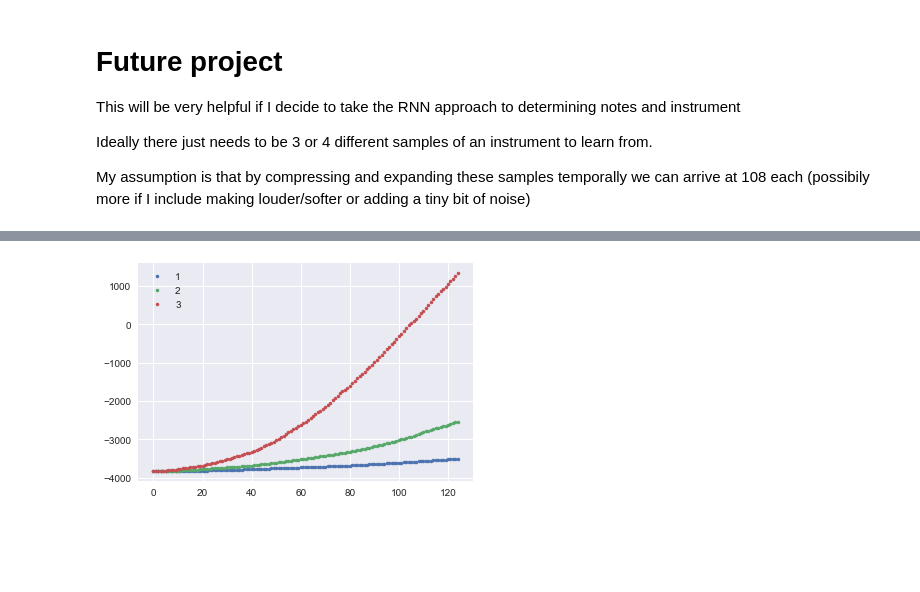
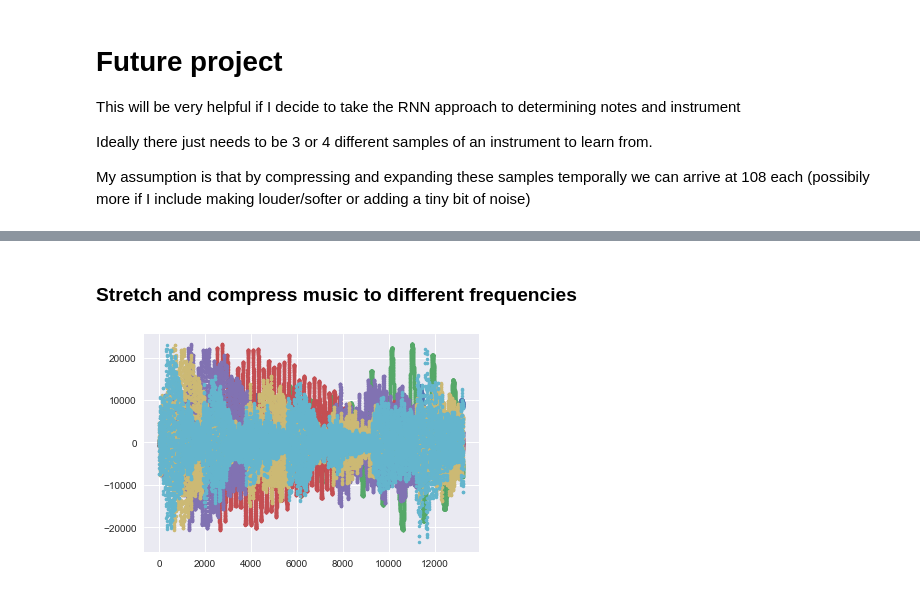
Before and after one commit to pstetz/Pitch-Perfect, a Jupyter notebook: in_progress/data_generator.ipynb, the cells around one changed output, grey strips where cells are left out. Drawn from its saved outputs; the diff is of its cells as text; code cells hidden in the pictures; blank space fills up the shorter version.

```diff
--- a/in_progress/data_generator.ipynb
+++ b/in_progress/data_generator.ipynb
@@ -28,38 +30,9 @@ plt.plot(seg, ".")
-# %%
-def change_speed(lst, freq):
-    ret = list()
-    x = 0
-    while x + 1 < len(lst):
-        i = int(x)
-        start = lst[i]
-        end = lst[i + 1]
-        diff = end - start
-        ret.append(start + (diff * (x % 1)))
-        x += freq
-    return ret
-
-def get_octaves(seg, curr_octave):
-    lower_num = curr_octave - 1
-    higher_num = 8 - curr_octave
-    ret = list()
-    for i in range(lower_num+1, 1, -1):
-        ret.append((change_speed(seg, (1/2)**(i)), lower_num-i+2))
-    ret.append((seg, curr_octave))
-    for i in range(1, higher_num+1):
-        ret.append( (change_speed(seg, (2)**(i)), i+curr_octave) )
-    return ret
-
-def clip_length(seg):
-    min_length = min([len(seg[0]) for seg in segs])
-    rets = [(seg[0][:min_length], seg[1]) for seg in segs]
-    return rets
-
-segs = get_octaves(seg, 4)
-segs = clip_length(segs)
-
-for s, octave in segs[:3]:
-    plt.plot(s, ".", label=octave)
-
-_ = plt.legend()
-# %% [output]
-[figure, removed]
+# %% [markdown]
+### Stretch and compress music to different frequencies
+# %%
+segs = Music_Gen(seg).ret()
+
+for s in segs[:84:12]:
+    plt.plot(s, ".")
+# %% [output]
+[figure, added]
```
Also changed, not shown: parts of 3 cells of this notebook, 1 other file.
